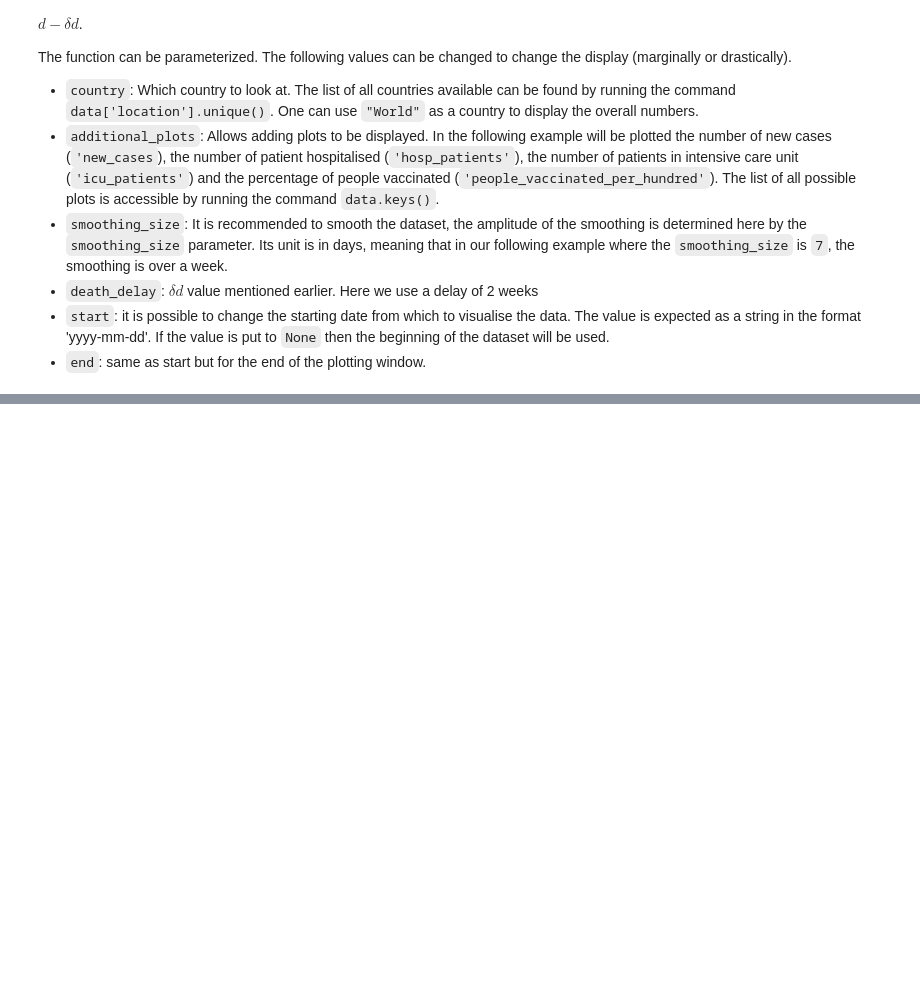
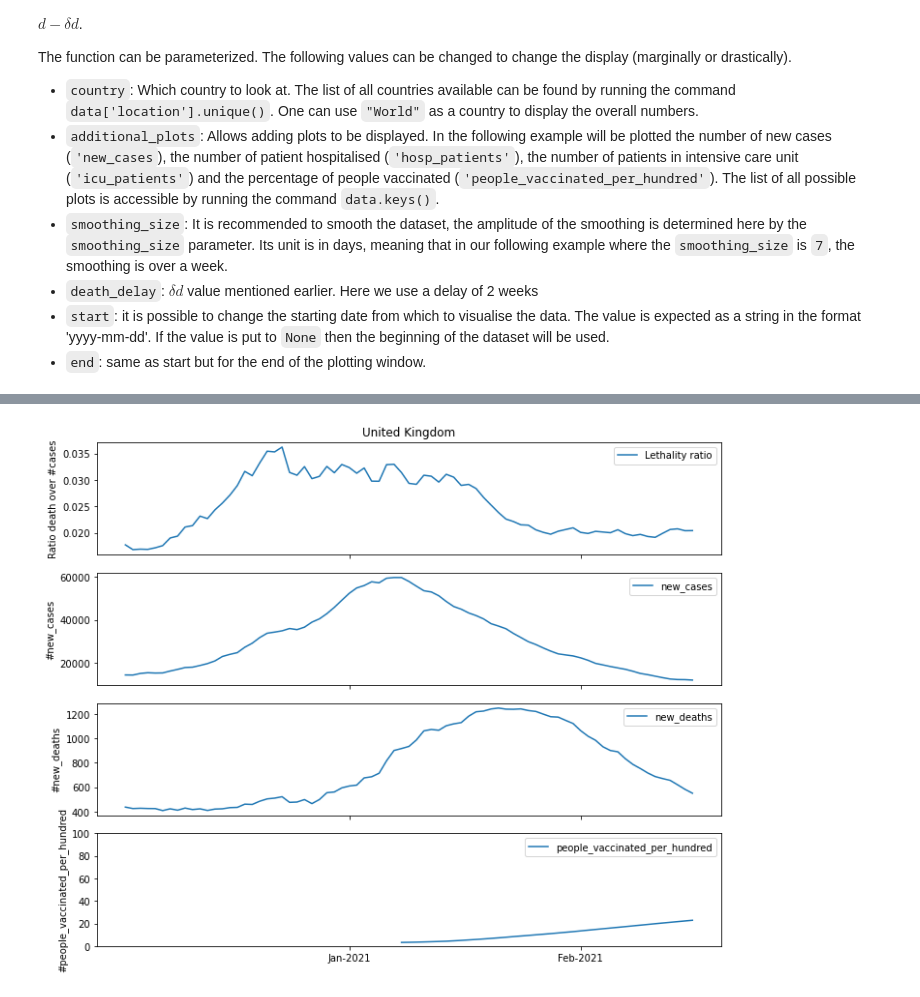
Before and after one commit to GuignardLab/covid-analysis, a Jupyter notebook: Data-analysis.ipynb, the cells around one changed output, grey strips where cells are left out. Drawn from its saved outputs; the diff is of its cells as text; code cells hidden in the pictures; blank space fills up the shorter version.

```diff
--- a/Data-analysis.ipynb
+++ b/Data-analysis.ipynb
@@ -41,0 +148,9 @@ In the following plot only the death ratio is plotted
+# %%
+fig = get_lethality_rate(data,
+                         country='United Kingdom',
+                         additional_plots=['new_cases', 'new_deaths',
+                                           'people_vaccinated_per_hundred'],
+                         smoothing_size=7, death_delay=20,
+                         start='2020-12-01', end='2021-02-15');
+# %% [output]
+[figure, added]
```
Also changed, not shown: parts of 8 cells of this notebook, 1 other file.
